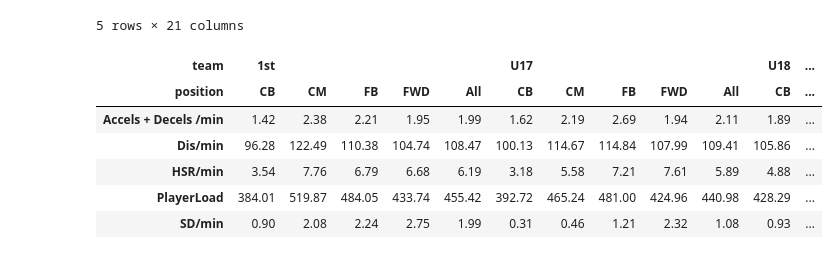
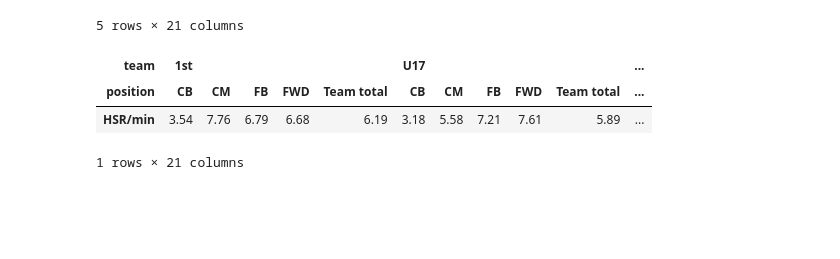
Before and after one commit to JTPiingtoh/GPSproject, a Jupyter notebook: data table for paper.ipynb, the cells around one changed output. Saved outputs shown, nothing was run; the diff lists cells and outputs as text; code cells hidden in the pictures; blank space fills up the shorter version.

Commit message:
Created code to create draft table pivot table

```diff
--- a/data table for paper.ipynb
+++ b/data table for paper.ipynb
@@ -104,16 +104,15 @@ table_mean_plusequals
 | SD/min | 0.9 ± 0.36 | 2.08 ± 1.32 | 2.24 ± 0.78 | 2.75 ± 1.23 | 1.99 ± 0.44 | 0.31 ± 0.27 | 0.46 ± 0.31 | 1.21 ± 0.23 | 2.32 ± 1.53 | 1.08 ± 0.63 | ... |
 5 rows × 21 columns
 # %%
-table_mean_std = pd.pivot_table(df, values=['HSR/min', 'Dis/min', 'SD/min', 'Accels + Decels /min', 'PlayerLoad'],
-                       columns=['team', 'position'], margins=True, aggfunc="mean").round(decimals=2)
+HSR_mean = pd.pivot_table(df, values=['HSR/min'],
+                       columns=['team', 'position'], margins=True, margins_name="Team total", aggfunc="mean").round(decimals=2)
+HSR_mean["Overall total"] = table_std.mean(axis="columns").round(decimals=2)
 
 
-table_mean_std
+
+HSR_mean
 # %% [output]
-| team | 1st |  |  |  |  | U17 |  |  |  |  | U18 | ... |
-| position | CB | CM | FB | FWD | All | CB | CM | FB | FWD | All | CB | ... |
-| Accels + Decels /min | 1.42 | 2.38 | 2.21 | 1.95 | 1.99 | 1.62 | 2.19 | 2.69 | 1.94 | 2.11 | 1.89 | ... |
-| Dis/min | 96.28 | 122.49 | 110.38 | 104.74 | 108.47 | 100.13 | 114.67 | 114.84 | 107.99 | 109.41 | 105.86 | ... |
-| HSR/min | 3.54 | 7.76 | 6.79 | 6.68 | 6.19 | 3.18 | 5.58 | 7.21 | 7.61 | 5.89 | 4.88 | ... |
-| PlayerLoad | 384.01 | 519.87 | 484.05 | 433.74 | 455.42 | 392.72 | 465.24 | 481.00 | 424.96 | 440.98 | 428.29 | ... |
-| SD/min | 0.90 | 2.08 | 2.24 | 2.75 | 1.99 | 0.31 | 0.46 | 1.21 | 2.32 | 1.08 | 0.93 | ... |
+| team | 1st |  |  |  |  | U17 |  |  |  |  | ... |
+| position | CB | CM | FB | FWD | Team total | CB | CM | FB | FWD | Team total | ... |
+| HSR/min | 3.54 | 7.76 | 6.79 | 6.68 | 6.19 | 3.18 | 5.58 | 7.21 | 7.61 | 5.89 | ... |
+1 rows × 21 columns
```
Also changed, not shown: parts of 7 cells of this notebook, 1 other file.
